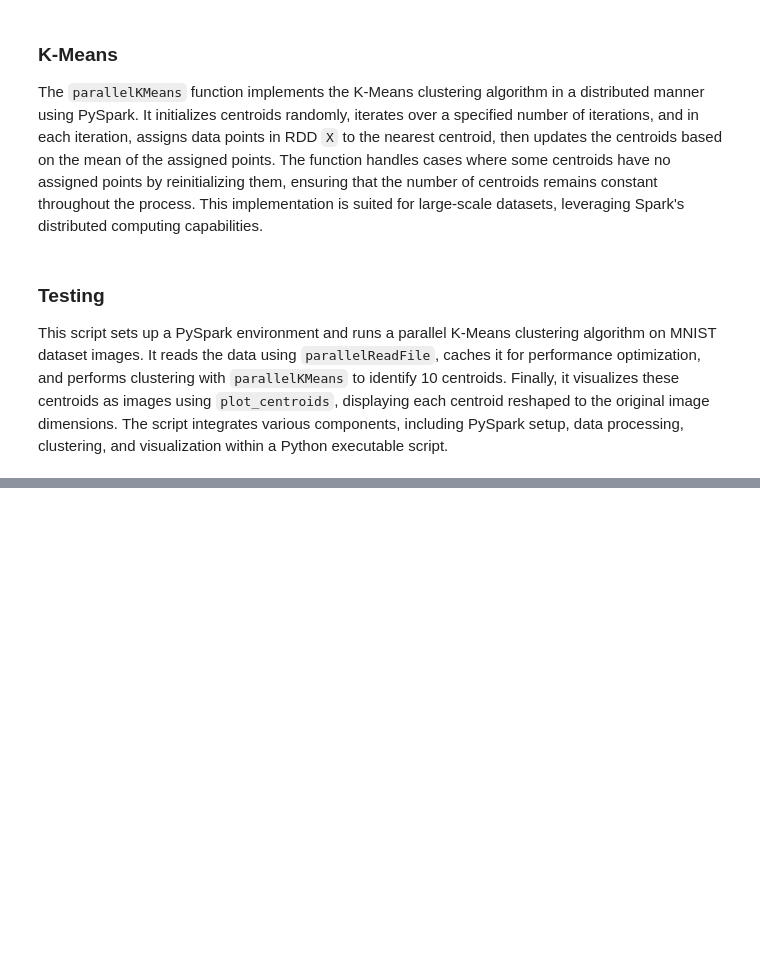
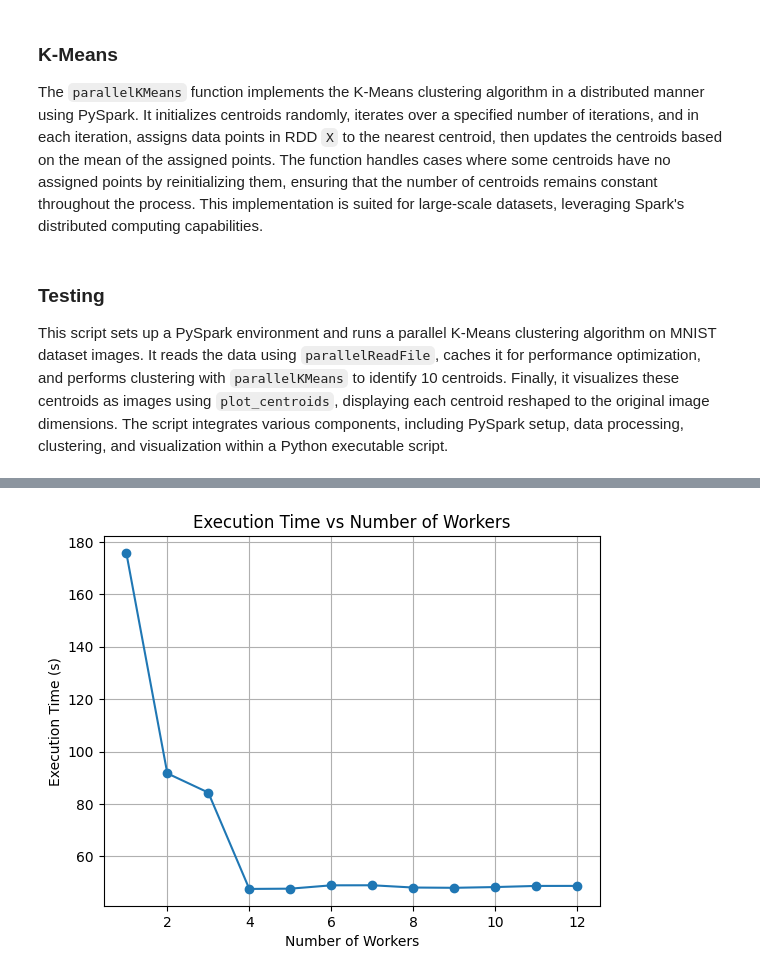
Before and after one commit to nicola-cecere/Massively-Parallel-ML, a Jupyter notebook: MNIST/parallel_version/mnist_parallelized.ipynb, the cells around one changed output, grey strips where cells are left out. Saved outputs shown, nothing was run; the diff lists cells and outputs as text; code cells hidden in the pictures; blank space fills up the shorter version.

Commit message:
Updated mnist_parallelized, ready to be delivered

```diff
--- a/MNIST/parallel_version/mnist_parallelized.ipynb
+++ b/MNIST/parallel_version/mnist_parallelized.ipynb
@@ -96,8 +96,6 @@ def averageCentroid(x):
 
 def parallelKMeans(X, K, n_iter):
     sc = SparkContext.getOrCreate()
-    current_directory = os.getcwd()
-    sc.addPyFile(current_directory + "/MNIST/parallel_version/assignCluster.py")
 
     # Initialize centroids
     centroids = initialize_centroids(X, K)
@@ -179,0 +146,30 @@ Iteration:  9
+# %%
+import time
+import pyspark
+
+
+if __name__ == "__main__":
+    os.environ["PYSPARK_PYTHON"] = sys.executable
+    os.environ["PYSPARK_DRIVER_PYTHON"] = sys.executable
+
+    execution_times = []
+    speed_up = []
+
+
+    for i in range(1,13):
+        start_time = time.time()
+        number_cores = i
+        conf = (
+            pyspark.SparkConf()
+            .setMaster('local[{}]'.format(number_cores))
+        )
+        sc = pyspark.SparkContext(conf=conf)
+        # read data
+        data = parallelReadFile("../data/tot_mnist_shuf.csv")
+        # optimize performance
+        data_cache = data.cache()
+        centroids = parallelKMeans(data_cache, 10, 10)
+        plot_centroids(centroids)
+        execution_times.append(time.time() - start_time)
+        sc.stop()
+    num_workers = list(range(1, len(execution_times)+1))
@@ -179,0 +193,9 @@ Iteration:  9
+# %%
+plt.plot(num_workers, execution_times, marker='o', linestyle='-')
+plt.xlabel('Number of Workers')  # Label for x-axis
+plt.ylabel('Execution Time (s)')  # Label for y-axis
+plt.title('Execution Time vs Number of Workers')  # Title for the plot
+plt.grid(True)  # Show grid lines
+plt.show()
+# %% [output]
+[figure, added]
```
Also changed, not shown: parts of 5 cells of this notebook.
